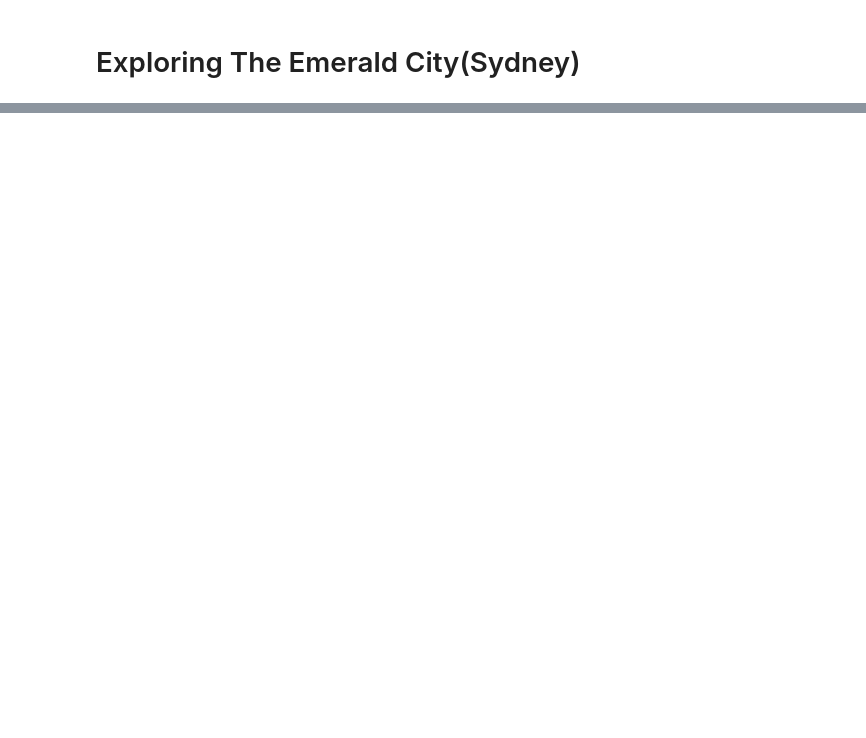
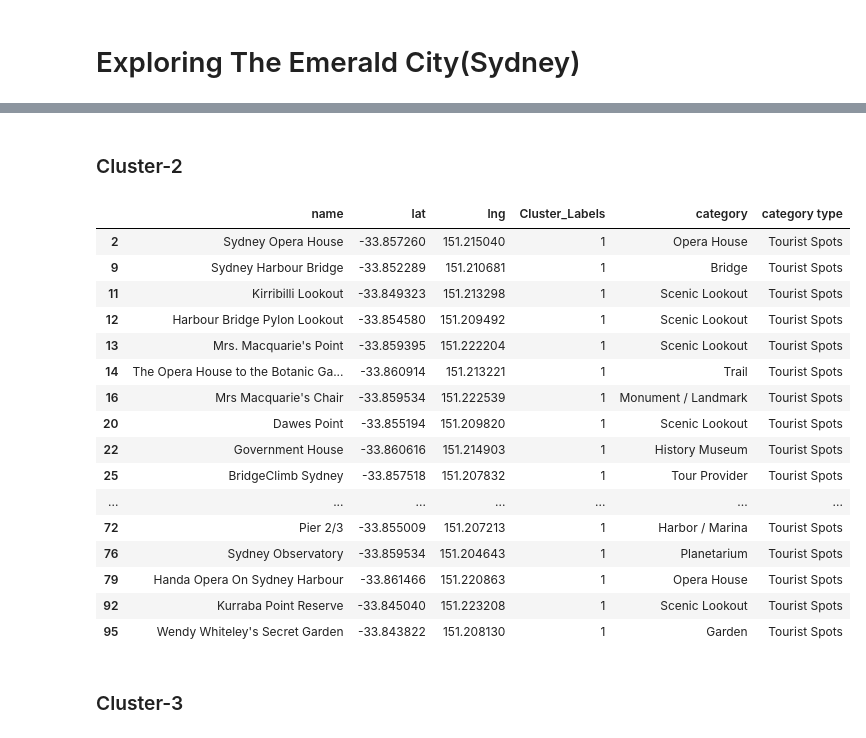
Before and after one commit to Charan-19/Capstone-Final-Project, a Jupyter notebook: Exploring The Emerald City(Sydney).ipynb, the cells around one changed output, grey strips where cells are left out. Saved outputs shown, nothing was run; the diff lists cells and outputs as text; code cells hidden in the pictures; blank space fills up the shorter version.

```diff
--- a/Exploring The Emerald City(Sydney).ipynb
+++ b/Exploring The Emerald City(Sydney).ipynb
@@ -22,0 +295,26 @@ Once we get the data what we need,now we transform it into a dataframe.
+# %% [markdown]
+### Cluster-2
+# %%
+cluster2=sydney.loc[sydney['Cluster_Labels']==1]
+# %%
+cluster2 # it contains about all tourist spots.
+# %% [output]
+|  | name | lat | lng | Cluster_Labels | category | category type |
+| 2 | Sydney Opera House | -33.857260 | 151.215040 | 1 | Opera House | Tourist Spots |
+| 9 | Sydney Harbour Bridge | -33.852289 | 151.210681 | 1 | Bridge | Tourist Spots |
+| 11 | Kirribilli Lookout | -33.849323 | 151.213298 | 1 | Scenic Lookout | Tourist Spots |
+| 12 | Harbour Bridge Pylon Lookout | -33.854580 | 151.209492 | 1 | Scenic Lookout | Tourist Spots |
+| 13 | Mrs. Macquarie's Point | -33.859395 | 151.222204 | 1 | Scenic Lookout | Tourist Spots |
+| 14 | The Opera House to the Botanic Ga... | -33.860914 | 151.213221 | 1 | Trail | Tourist Spots |
+| 16 | Mrs Macquarie's Chair | -33.859534 | 151.222539 | 1 | Monument / Landmark | Tourist Spots |
+| 20 | Dawes Point | -33.855194 | 151.209820 | 1 | Scenic Lookout | Tourist Spots |
+| 22 | Government House | -33.860616 | 151.214903 | 1 | History Museum | Tourist Spots |
+| 25 | BridgeClimb Sydney | -33.857518 | 151.207832 | 1 | Tour Provider | Tourist Spots |
+| ... | ... | ... | ... | ... | ... | ... |
+| 72 | Pier 2/3 | -33.855009 | 151.207213 | 1 | Harbor / Marina | Tourist Spots |
+| 76 | Sydney Observatory | -33.859534 | 151.204643 | 1 | Planetarium | Tourist Spots |
+| 79 | Handa Opera On Sydney Harbour | -33.861466 | 151.220863 | 1 | Opera House | Tourist Spots |
+| 92 | Kurraba Point Reserve | -33.845040 | 151.223208 | 1 | Scenic Lookout | Tourist Spots |
+| 95 | Wendy Whiteley's Secret Garden | -33.843822 | 151.208130 | 1 | Garden | Tourist Spots |
+# %% [markdown]
+### Cluster-3
```
Also changed, not shown: parts of 60 cells of this notebook.
